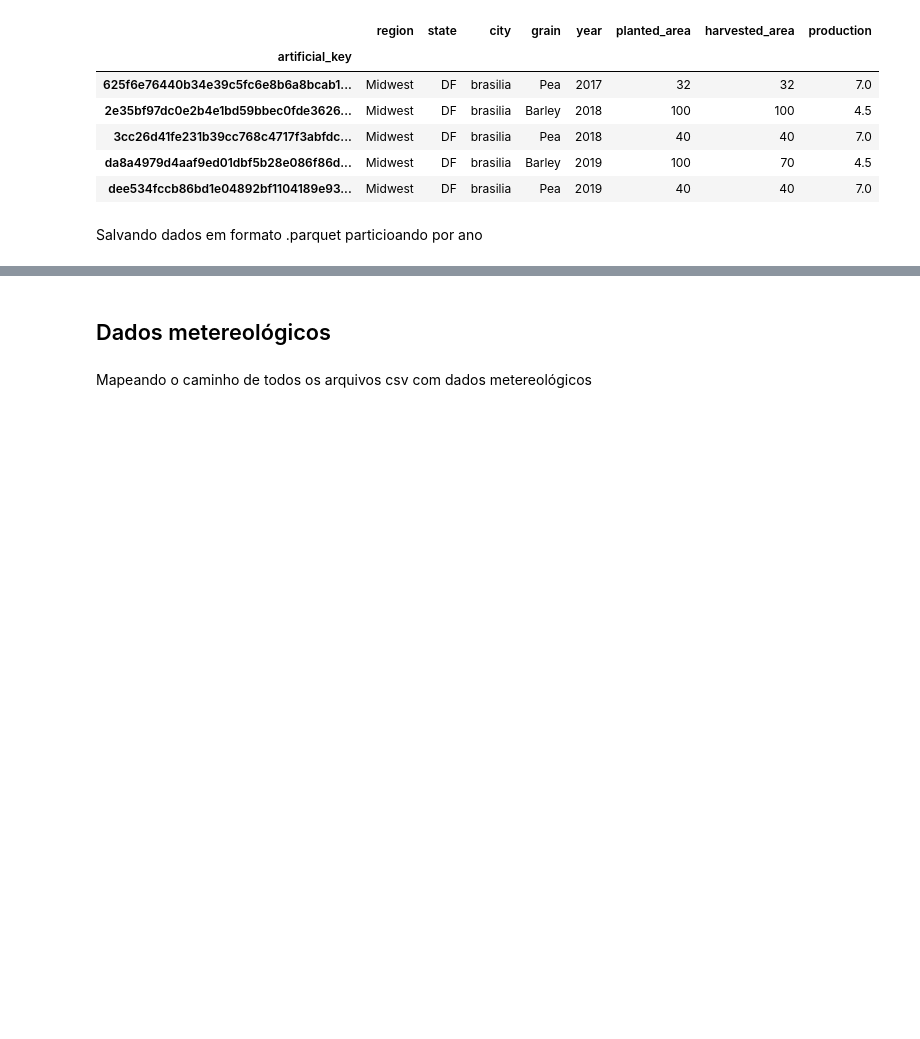
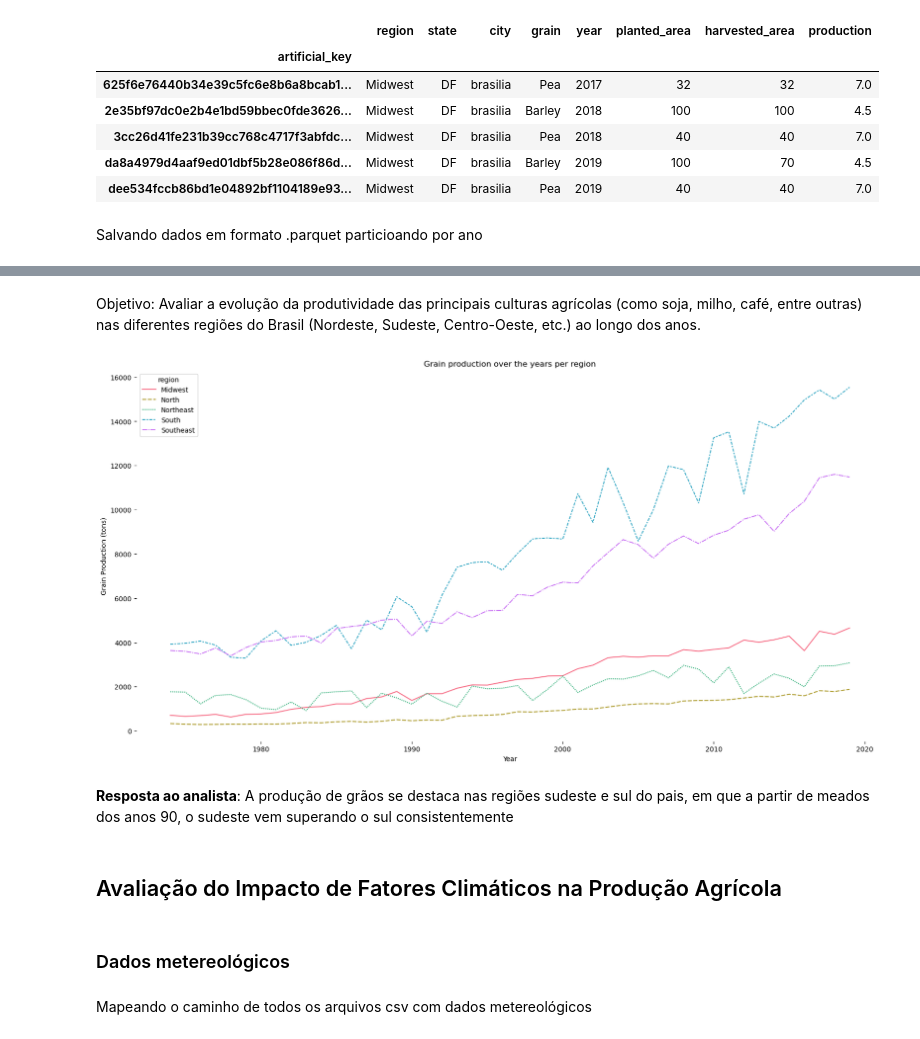
Before and after one commit to Squinelato/eEDB-001-2024-4, a Jupyter notebook: exercise_1/brazil_grain_analysis.ipynb, the cells around one changed output, grey strips where cells are left out. Drawn from its saved outputs; the diff is of its cells as text; code cells hidden in the pictures; blank space fills up the shorter version.

```diff
--- a/exercise_1/brazil_grain_analysis.ipynb
+++ b/exercise_1/brazil_grain_analysis.ipynb
@@ -239,5 +286,36 @@ df_plantation.to_parquet(
+# %% [markdown]
+Objetivo: Avaliar a evolução da produtividade das principais culturas agrícolas (como soja, milho, café, entre outras) nas diferentes regiões do Brasil (Nordeste, Sudeste, Centro-Oeste, etc.) ao longo dos anos.
+# %%
+df_plantation_per_region = df_plantation.groupby(by=['region', 'year'])
+
+df_plantation_per_region_sum = df_plantation_per_region[['production']].sum()
+df_plantation_per_region_sum.reset_index(inplace=True)
+# %%
+fig, ax = plt.subplots(figsize=(20, 10))
+
+sns.lineplot(
+    df_plantation_per_region_sum,
+    y='production',
+    x='year',
+    hue='region',
+    style='region',
+    palette='husl'
+)
+
+plt.xlabel('Year')
+plt.ylabel('Grain Production (tons)')
+plt.title('Grain production over the years per region')
+
+sns.move_legend(ax, "best")
+sns.despine(left=True, bottom=True)
+# %% [output]
+[figure, added]
+# %% [markdown]
+**Resposta ao analista**: A produção de grãos se destaca nas regiões sudeste e sul do pais, em que a partir de meados dos anos 90, o sudeste vem superando o sul consistentemente
+# %% [markdown]
+## Avaliação do Impacto de Fatores Climáticos na Produção Agrícola
 # %% [markdown]
-## Dados metereológicos
+### Dados metereológicos
 # %% [markdown]
 Mapeando o caminho de todos os arquivos csv com dados metereológicos
 # %%
```
Also changed, not shown: parts of 16 cells of this notebook, 46 other files.
